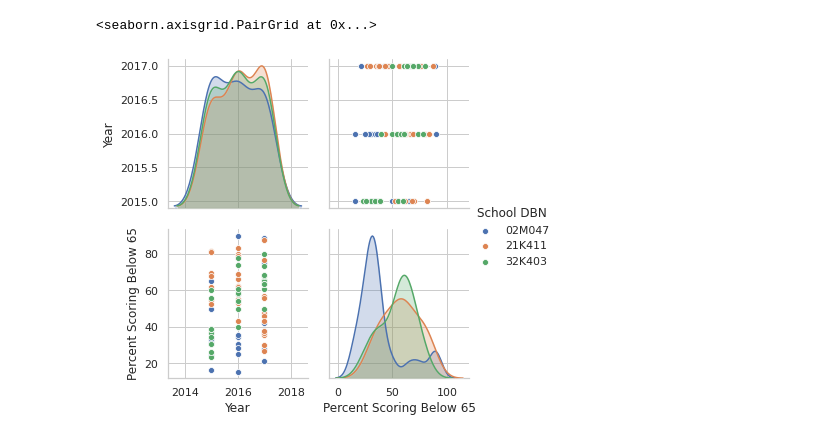
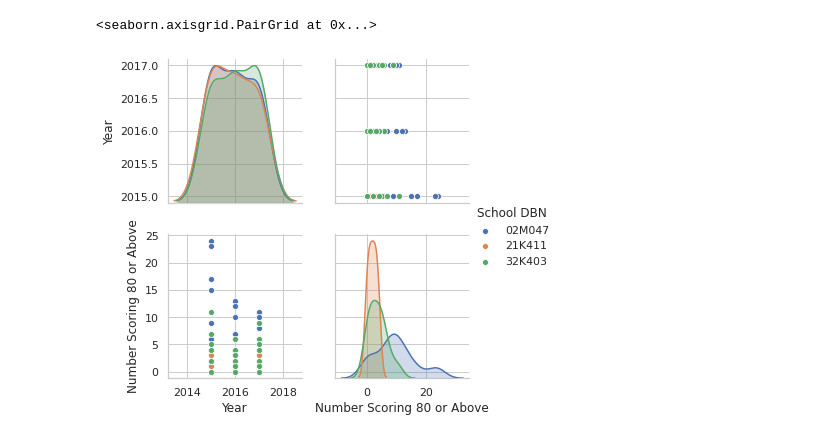
Before and after one commit to Marcos-Almanzar/PythonProject1, a Jupyter notebook: Unit_3_Projec_1.ipynb, the cells around one changed output. Saved outputs shown, nothing was run; the diff lists cells and outputs as text; code cells hidden in the pictures.

```diff
--- a/Unit_3_Projec_1.ipynb
+++ b/Unit_3_Projec_1.ipynb
@@ -3,18 +3,19 @@
 # %%
 #We import every library that we posible will need
 import pandas as pd
 import numpy as np
 import matplotlib.pyplot as plt
 import seaborn as sns
 missing_values=["n/a","na","--","s"]
 #We proceed to import the data that we will use
 df = pd.read_csv("https://raw.githubusercontent.com/CunyLaguardiaDataAnalytics/datasets/master/2014-15_To_2016-17_School-_Level_NYC_Regents_Report_For_All_Variables.csv", na_values = missing_values)
 #After this we filter the data to compare 3 schools and focus our search in the regents exam on the U.S. History and Government we called this dataframe dfhistory
 dfhistory = df[((df['School DBN'] == '02M047') | (df['School DBN'] == '21K411') | (df['School DBN'] == '32K403')) & (df['Regents Exam'] == 'U.S. History and Government')]
-dfhistory = dfhistory[['School DBN', 'Year', 'Regents Exam', 'Percent Scoring Below 65']]
+#we are going to take into considereation the exam that got 80 or about
+dfhistory = dfhistory[['School DBN', 'Year', 'Regents Exam', 'Number Scoring 80 or Above']]
 dfhistory.drop_duplicates(keep= 'first', inplace=True)
 #At last we proceed to deploy a graph so the data can be a little more clear for someone that see it at first glance
 sns.pairplot(dfhistory, hue="School DBN")
 # %% [output]
 <seaborn.axisgrid.PairGrid at 0x...>
-[figure, old version]
+[figure, new version]
```
